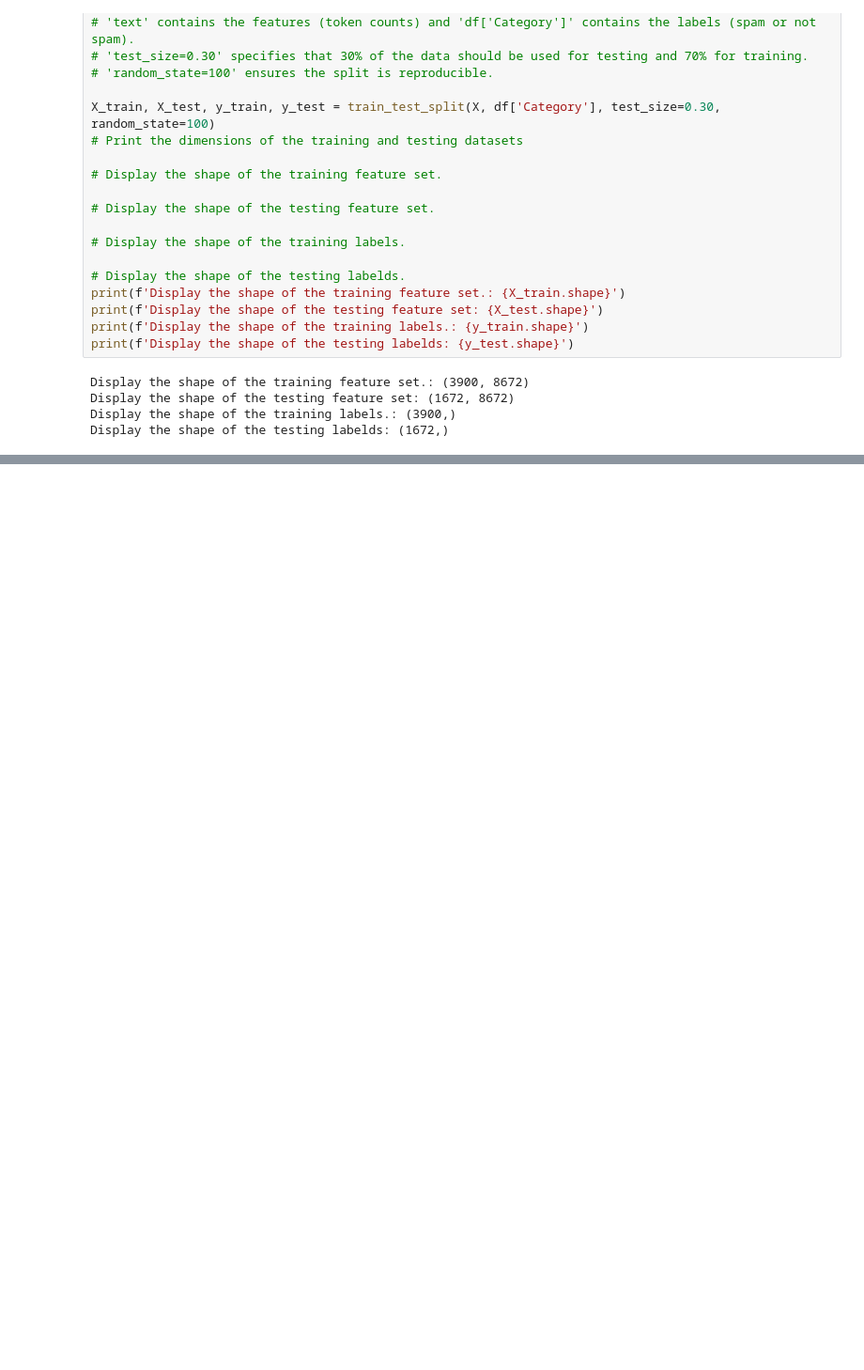
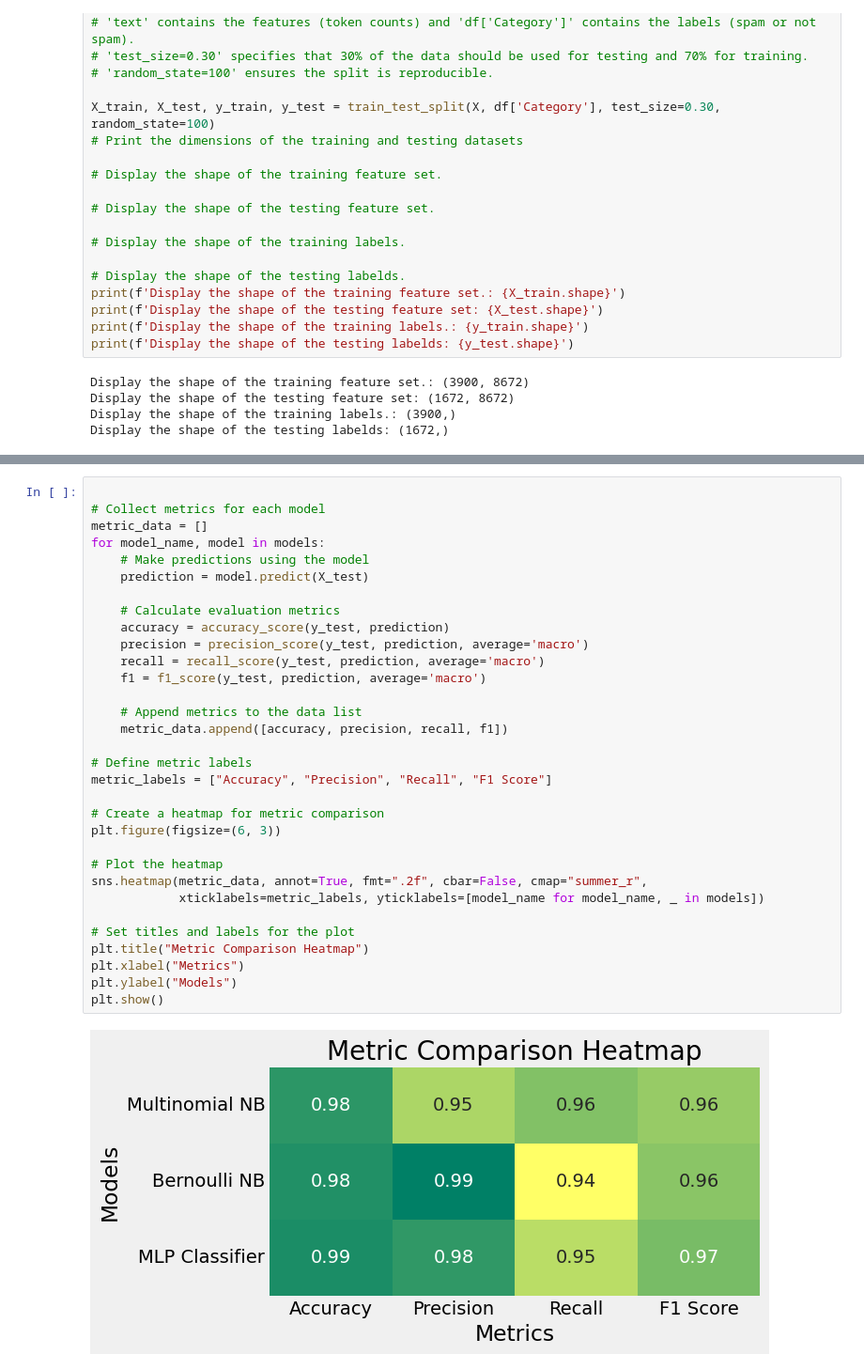
Before and after one commit to zainebbachouch/CRM, a Jupyter notebook: backend/IA/SPAM/spamClassification.ipynb, the cells around one changed output, grey strips where cells are left out. Shown at 94% size. Cells and saved outputs as stored; diff of their text form; blank space fills up the shorter version.

```diff
--- a/backend/IA/spamClassification.ipynb
+++ b/backend/IA/SPAM/spamClassification.ipynb
@@ -164,0 +292,34 @@ Display the shape of the testing labelds: (1672,)
+# %%
+
+# Collect metrics for each model
+metric_data = []
+for model_name, model in models:
+    # Make predictions using the model
+    prediction = model.predict(X_test)
+
+    # Calculate evaluation metrics
+    accuracy = accuracy_score(y_test, prediction)
+    precision = precision_score(y_test, prediction, average='macro')
+    recall = recall_score(y_test, prediction, average='macro')
+    f1 = f1_score(y_test, prediction, average='macro')
+
+    # Append metrics to the data list
+    metric_data.append([accuracy, precision, recall, f1])
+
+# Define metric labels
+metric_labels = ["Accuracy", "Precision", "Recall", "F1 Score"]
+
+# Create a heatmap for metric comparison
+plt.figure(figsize=(6, 3))
+
+# Plot the heatmap
+sns.heatmap(metric_data, annot=True, fmt=".2f", cbar=False, cmap="summer_r",
+            xticklabels=metric_labels, yticklabels=[model_name for model_name, _ in models])
+
+# Set titles and labels for the plot
+plt.title("Metric Comparison Heatmap")
+plt.xlabel("Metrics")
+plt.ylabel("Models")
+plt.show()
+# %% [output]
+[figure, added]
```
Also changed, not shown: parts of 5 cells of this notebook, 14 other files.
